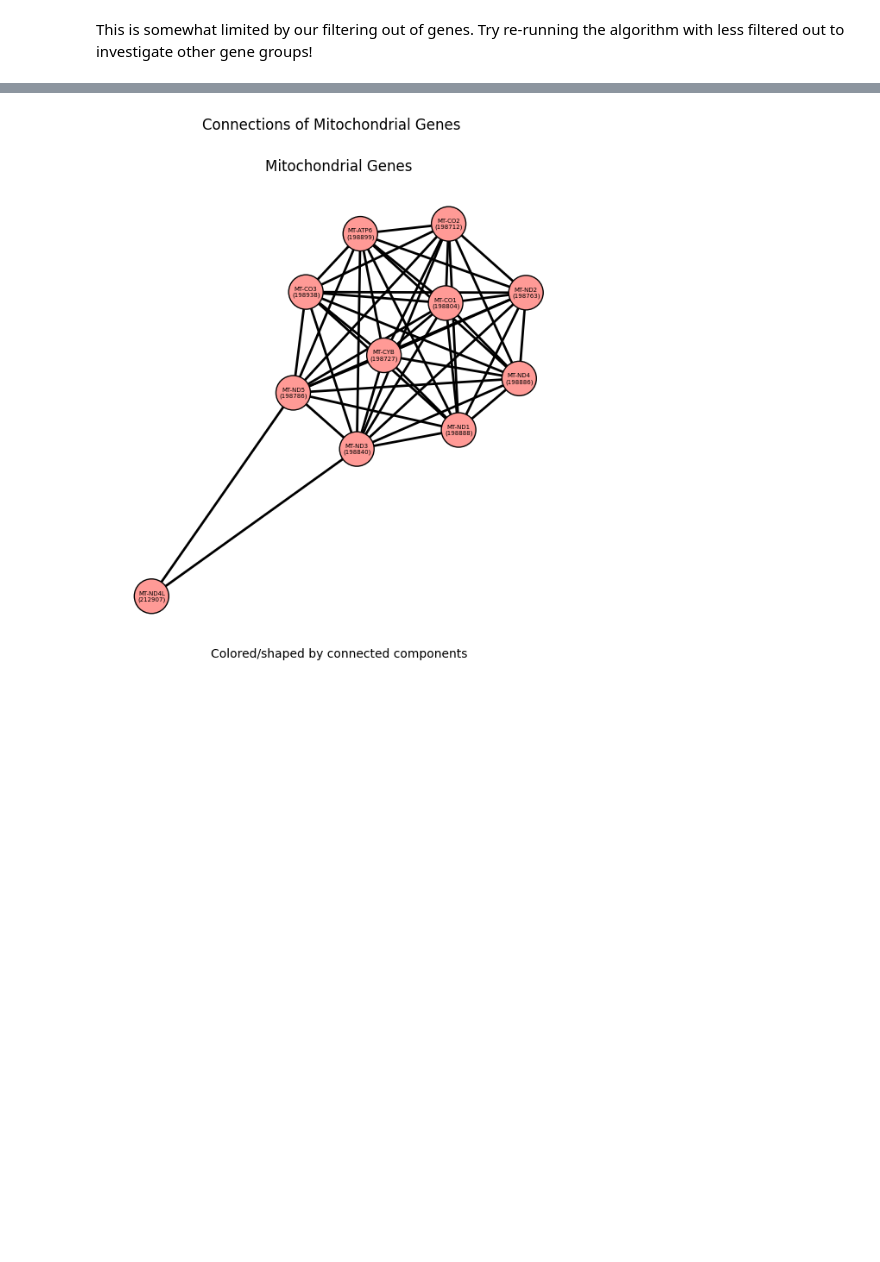
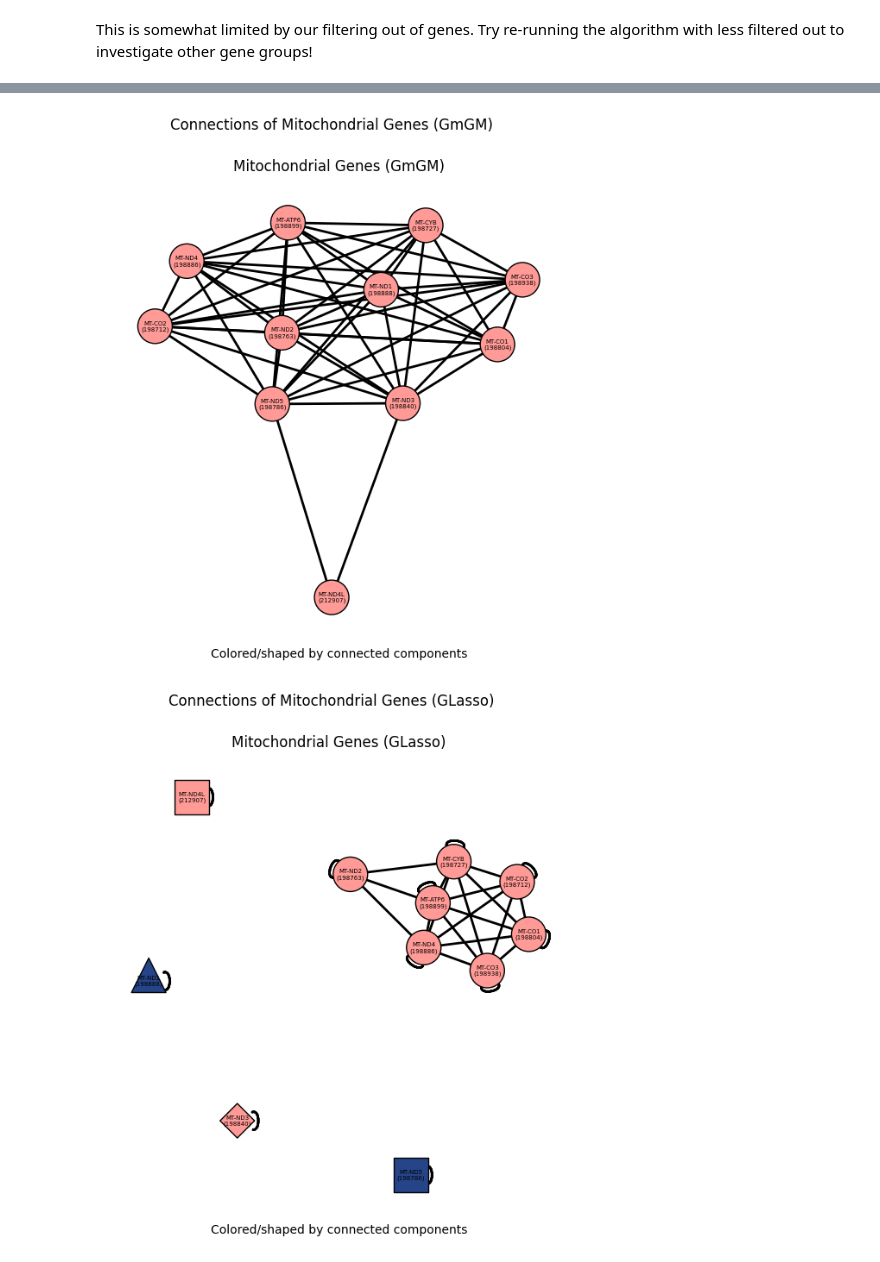
Before and after one commit to BaileyAndrew/ellis-summerschool, a Jupyter notebook: notebooks/experiment.ipynb, the cells around one changed output, grey strips where cells are left out. Saved outputs shown, nothing was run; the diff lists cells and outputs as text; code cells hidden in the pictures; blank space fills up the shorter version.

Commit message:
Added graphical lasso

```diff
--- a/notebooks/experiment.ipynb
+++ b/notebooks/experiment.ipynb
@@ -360,11 +368,11 @@ emp_cov = denominator.T * emp_cov * denominator
 try:
     goutput = glasso(
         emp_cov,
-        alpha=0.5,
+        alpha=0.965,
         max_iter=1000,
     )
 except FloatingPointError:
     print("System is allegedly ill-conditioned.")
     goutput = None
-percentage = (goutput[1] > 0).sum() / emp_cov.shape[0]**2
+percentage = (goutput[1] != 0).sum() / emp_cov.shape[0]**2
 print(f"Percentage nonzero elements: {percentage}")
@@ -371,3 +381,7 @@ print(f"Percentage nonzero elements: {percentage}")
+# %%
+# Now add the results to our AnnData objects
+fadata.varp['gene_glasso'] = sparse.csr_matrix(np.abs(goutput[1]))
+fbdata.obsp['gene_glasso'] = sparse.csr_matrix(np.abs(goutput[1]))
 # %% [markdown]
 # Evaluate Results
 # %%
@@ -387,0 +403,14 @@ AnnData object with n_obs × n_vars = 8884 × 687
+# %%
+# GLasso (and other models that use L1 penalty) tend to result in lots of singletons
+# so we'll squash all the lonely genes into one "Singleton" cluster
+singleton_idxs = fbdata.obs['leiden_glasso'].value_counts() == 1
+
+# Clusters are ordered by size
+first_singleton_cluster = fbdata.obs['leiden_glasso'].value_counts()[singleton_idxs].index.astype(int).min()
+
+
+idxs = fbdata.obs['leiden_glasso'].astype(int) >= first_singleton_cluster
+fbdata.obs['leiden_glasso'] = fbdata.obs['leiden_glasso'].cat.add_categories('Singleton')
+fbdata.obs.loc[idxs, 'leiden_glasso'] = 'Singleton'
+fbdata.obs['leiden_glasso'] = fbdata.obs['leiden_glasso'].cat.remove_unused_categories()
+fbdata.obs['leiden_glasso'].value_counts()
@@ -631,9 +674,10 @@ def plot_info(
    name: str,
    adata: ad.AnnData,
    no_edge_weights: bool = True,
-   layout: Optional[str] = None
+   layout: Optional[str] = None,
+   graph_type: Literal['gmgm', 'glasso'] = 'gmgm'
 ) -> tuple[plt.Figure, plt.Axes]:
-   graph = adata.obsp['gene_gmgm']
+   graph = adata.obsp[f'gene_{graph_type}']
    how_many = graph.shape[0]
 
    try:
@@ -697,11 +749,19 @@ pass
 # %%
 mitochondrial = fbdata[fbdata.obs["external_gene_name"].str.startswith("MT-")]
 
 plot_info(
-   "Mitochondrial Genes",
+   "Mitochondrial Genes (GmGM)",
    mitochondrial,
-   layout='fr'
+   layout='fr',
+   graph_type='gmgm'
+)
+plot_info(
+   "Mitochondrial Genes (GLasso)",
+   mitochondrial,
+   layout='fr',
+   graph_type='glasso'
 )
 pass
 # %% [output]
-[figure, old version]
+[figure, new version]
+[figure, added]
```
Also changed, not shown: parts of 10 cells of this notebook.
